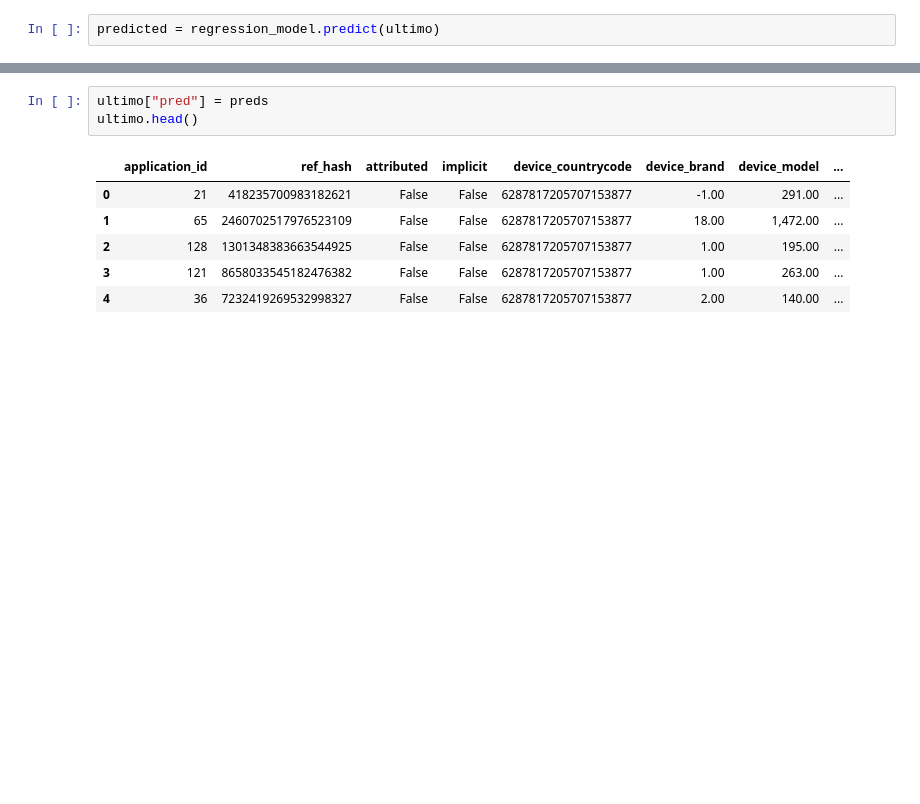
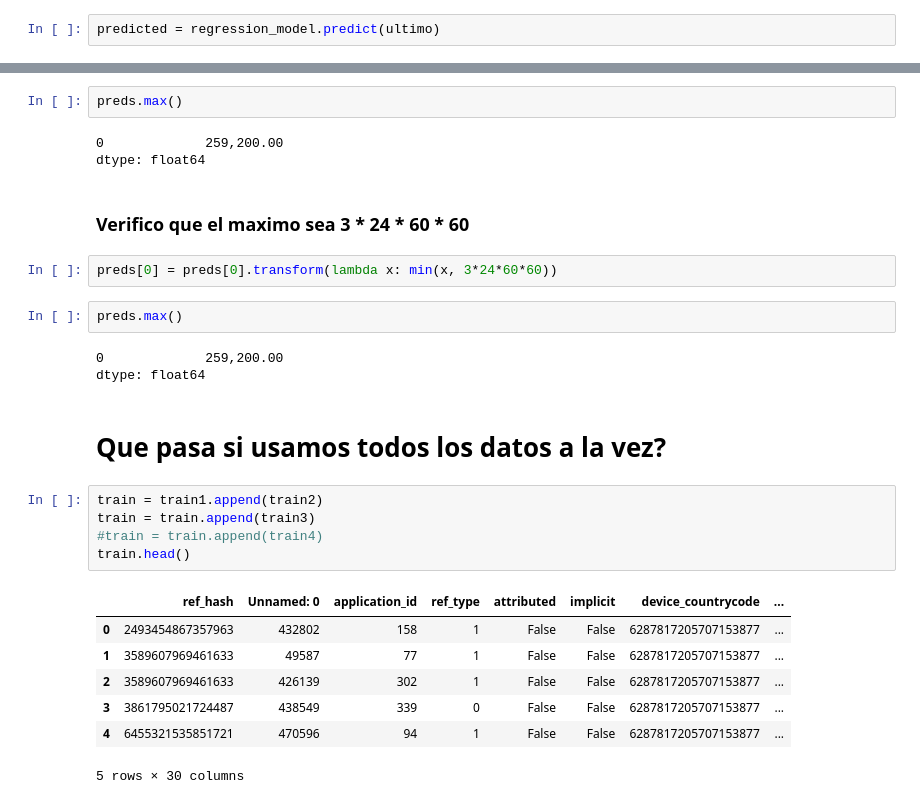
Before and after one commit to EugeniaFranchi/TP-Datos-2019, a Jupyter notebook: TP2/regresionTrees.ipynb, the cells around one changed output, grey strips where cells are left out. Saved outputs shown, nothing was run; the diff lists cells and outputs as text; blank space fills up the shorter version.

```diff
--- a/TP2/regresionTrees.ipynb
+++ b/TP2/regresionTrees.ipynb
@@ -211,10 +282,29 @@ preds
-# %%
-ultimo["pred"] = preds
-ultimo.head()
-# %% [output]
-|  | application_id | ref_hash | attributed | implicit | device_countrycode | device_brand | device_model | ... |
-| 0 | 21 | 418235700983182621 | False | False | 6287817205707153877 | -1.00 | 291.00 | ... |
-| 1 | 65 | 2460702517976523109 | False | False | 6287817205707153877 | 18.00 | 1,472.00 | ... |
-| 2 | 128 | 1301348383663544925 | False | False | 6287817205707153877 | 1.00 | 195.00 | ... |
-| 3 | 121 | 8658033545182476382 | False | False | 6287817205707153877 | 1.00 | 263.00 | ... |
-| 4 | 36 | 7232419269532998327 | False | False | 6287817205707153877 | 2.00 | 140.00 | ... |
+# %%
+preds.max()
+# %% [output]
+0             259,200.00
+dtype: float64
+# %% [markdown]
+### Verifico que el maximo sea 3 * 24 * 60 * 60
+# %%
+preds[0] = preds[0].transform(lambda x: min(x, 3*24*60*60))
+# %%
+preds.max()
+# %% [output]
+0             259,200.00
+dtype: float64
+# %% [markdown]
+# Que pasa si usamos todos los datos a la vez?
+# %%
+train = train1.append(train2)
+train = train.append(train3)
+#train = train.append(train4)
+train.head()
+# %% [output]
+|  | ref_hash | Unnamed: 0 | application_id | ref_type | attributed | implicit | device_countrycode | ... |
+| 0 | 2493454867357963 | 432802 | 158 | 1 | False | False | 6287817205707153877 | ... |
+| 1 | 3589607969461633 | 49587 | 77 | 1 | False | False | 6287817205707153877 | ... |
+| 2 | 3589607969461633 | 426139 | 302 | 1 | False | False | 6287817205707153877 | ... |
+| 3 | 3861795021724487 | 438549 | 339 | 0 | False | False | 6287817205707153877 | ... |
+| 4 | 6455321535851721 | 470596 | 94 | 1 | False | False | 6287817205707153877 | ... |
+5 rows × 30 columns
```
Also changed, not shown: parts of 64 cells of this notebook.
